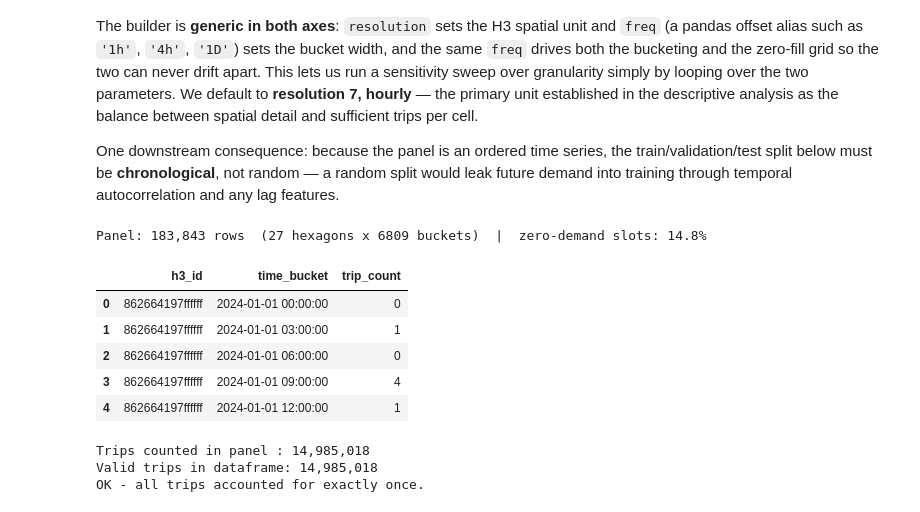
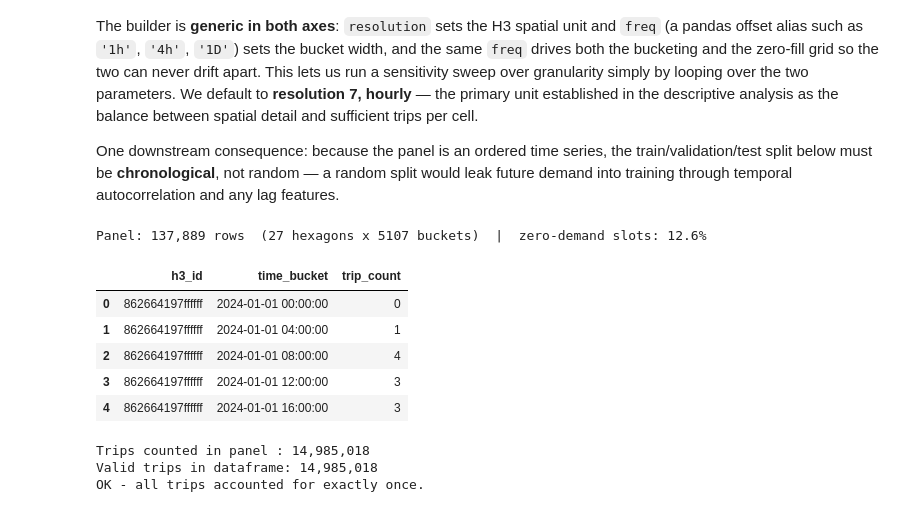
Before and after one commit to timoerc/AAA26-Chicago-Mobility, a Jupyter notebook: notebooks/03a_feature_engineering.ipynb, the cells around one changed output. Cells and saved outputs as stored; diff of their text form; code cells hidden in the pictures.

```diff
--- a/notebooks/03a_feature_engineering.ipynb
+++ b/notebooks/03a_feature_engineering.ipynb
@@ -47,29 +47,29 @@ One downstream consequence: because the panel is an ordered time series, the tra
 # %%
 from scripts.helpers.spatial import add_h3_cells, build_demand_panel
 
 # Spatial / temporal granularity (primary unit from the descriptive analysis).
 RESOLUTION = 6      # H3 resolution  -> spatial unit
-FREQ       = "3h"   # time-bucket width (pandas offset alias: '1h', '4h', '1D', ...)
+FREQ       = "4h"   # time-bucket width (pandas offset alias: '1h', '4h', '1D', ...)
 
 # Assign each trip to its pickup H3 cell if not already present.
 if f"pickup_h3_r{RESOLUTION}" not in df.columns:
     add_h3_cells(df, RESOLUTION)
 
 # Aggregate to the complete (hexagon x time-bucket) demand panel (zero-filled).
 panel = build_demand_panel(df, resolution=RESOLUTION, freq=FREQ, spatial_role="pickup")
 
 zero_share = (panel["trip_count"] == 0).mean()
 print(f"Panel: {panel.shape[0]:,} rows  ({panel['h3_id'].nunique()} hexagons x "
       f"{panel['time_bucket'].nunique()} buckets)  |  zero-demand slots: {zero_share:.1%}")
 panel.head()
 # %% [output]
-Panel: 183,843 rows  (27 hexagons x 6809 buckets)  |  zero-demand slots: 14.8%
+Panel: 137,889 rows  (27 hexagons x 5107 buckets)  |  zero-demand slots: 12.6%
 |  | h3_id | time_bucket | trip_count |
 | 0 | 862664197ffffff | 2024-01-01 00:00:00 | 0 |
-| 1 | 862664197ffffff | 2024-01-01 03:00:00 | 1 |
-| 2 | 862664197ffffff | 2024-01-01 06:00:00 | 0 |
-| 3 | 862664197ffffff | 2024-01-01 09:00:00 | 4 |
-| 4 | 862664197ffffff | 2024-01-01 12:00:00 | 1 |
+| 1 | 862664197ffffff | 2024-01-01 04:00:00 | 1 |
+| 2 | 862664197ffffff | 2024-01-01 08:00:00 | 4 |
+| 3 | 862664197ffffff | 2024-01-01 12:00:00 | 3 |
+| 4 | 862664197ffffff | 2024-01-01 16:00:00 | 3 |
 # %%
 # Sanity check: every trip must be counted exactly once in the panel
 # (no trips dropped, none double-counted). This guards against bucketing bugs
```
Also changed, not shown: parts of 3 cells of this notebook, 6 other files.
